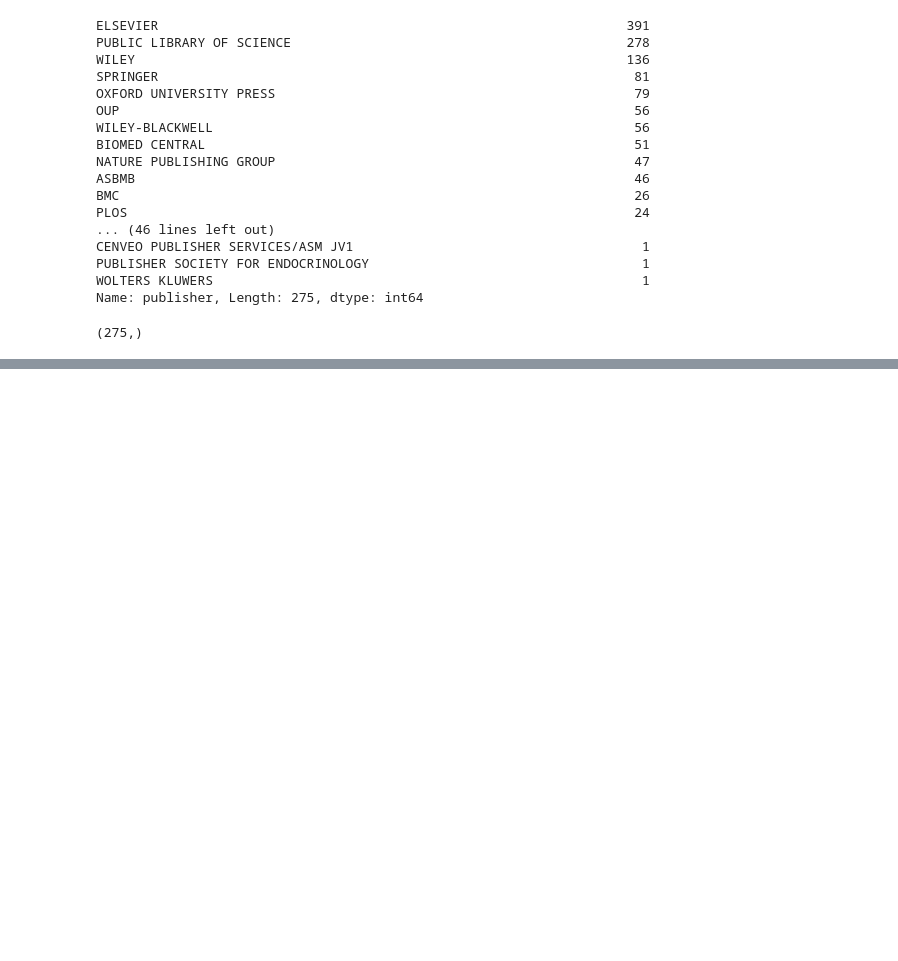
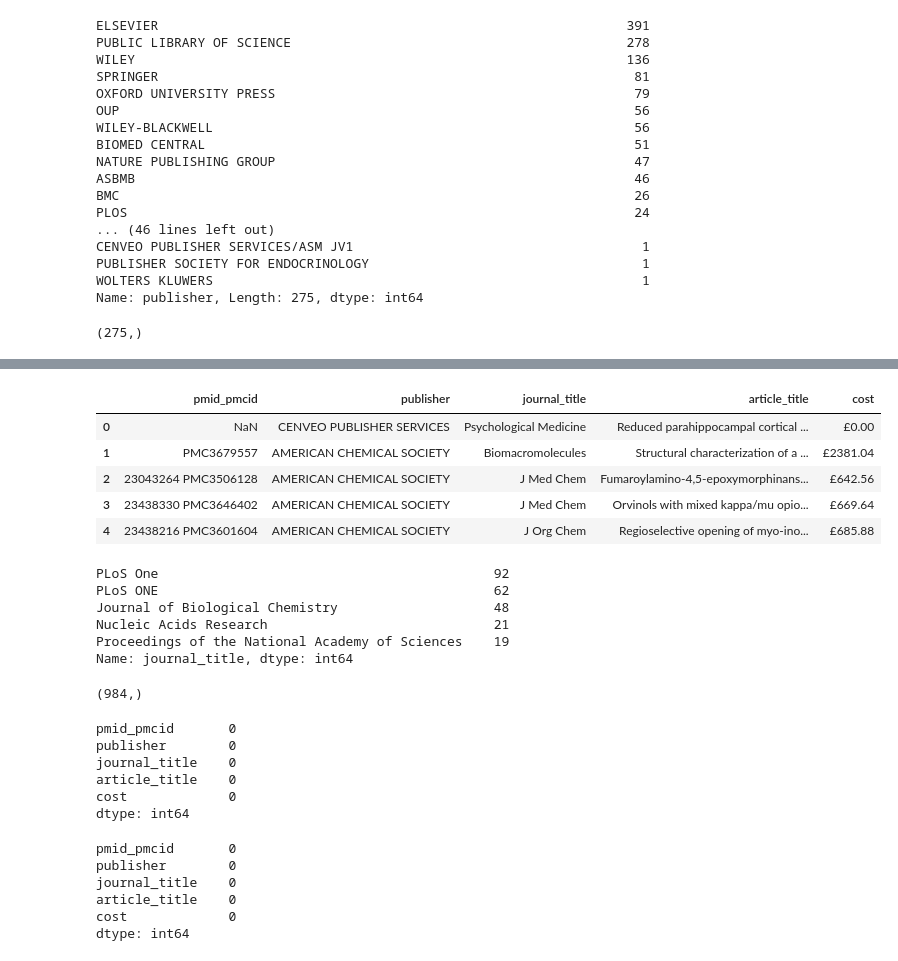
Before and after one commit to ajakaiye33/Data_Science_Bootcamp, a Jupyter notebook: intermediate_viz/data_cleaning_drill/data_cleaning.ipynb, the cells around one changed output, grey strips where cells are left out. Drawn from its saved outputs; the diff is of its cells as text; code cells hidden in the pictures; blank space fills up the shorter version.

```diff
--- a/intermediate_viz/data_cleaning_drill/data_cleaning.ipynb
+++ b/intermediate_viz/data_cleaning_drill/data_cleaning.ipynb
@@ -188,0 +192,24 @@ apc_data[apc_data.publisher=='JOURNAL OF THE AMERICAN PHYSIOLOGICAL PROCEEDINGS
+# %%
+apc_data.head()
+# %% [output]
+|  | pmid_pmcid | publisher | journal_title | article_title | cost |
+| 0 | NaN | CENVEO PUBLISHER SERVICES | Psychological Medicine | Reduced parahippocampal cortical ... | £0.00 |
+| 1 | PMC3679557 | AMERICAN CHEMICAL SOCIETY | Biomacromolecules | Structural characterization of a ... | £2381.04 |
+| 2 | 23043264 PMC3506128 | AMERICAN CHEMICAL SOCIETY | J Med Chem | Fumaroylamino-4,5-epoxymorphinans... | £642.56 |
+| 3 | 23438330 PMC3646402 | AMERICAN CHEMICAL SOCIETY | J Med Chem | Orvinols with mixed kappa/mu opio... | £669.64 |
+| 4 | 23438216 PMC3601604 | AMERICAN CHEMICAL SOCIETY | J Org Chem | Regioselective opening of myo-ino... | £685.88 |
+# %%
+#clean the journal title column
+apc_data['journal_title'].value_counts().head()
+# %% [output]
+PLoS One                                           92
+PLoS ONE                                           62
+Journal of Biological Chemistry                    48
+Nucleic Acids Research                             21
+Proceedings of the National Academy of Sciences    19
+Name: journal_title, dtype: int64
+# %%
+#count the row of journal title before cleaning
+apc_data['journal_title'].unique().shape
+# %% [output]
+(984,)
@@ -188,0 +252,9 @@ apc_data[apc_data.publisher=='JOURNAL OF THE AMERICAN PHYSIOLOGICAL PROCEEDINGS
+# %%
+apc_data.isnull().sum()
+# %% [output]
+pmid_pmcid       0
+publisher        0
+journal_title    0
+article_title    0
+cost             0
+dtype: int64
@@ -188,0 +263,9 @@ apc_data[apc_data.publisher=='JOURNAL OF THE AMERICAN PHYSIOLOGICAL PROCEEDINGS
+# %%
+apc_data.isnull().sum()
+# %% [output]
+pmid_pmcid       0
+publisher        0
+journal_title    0
+article_title    0
+cost             0
+dtype: int64
```
Also changed, not shown: parts of 26 cells of this notebook.
